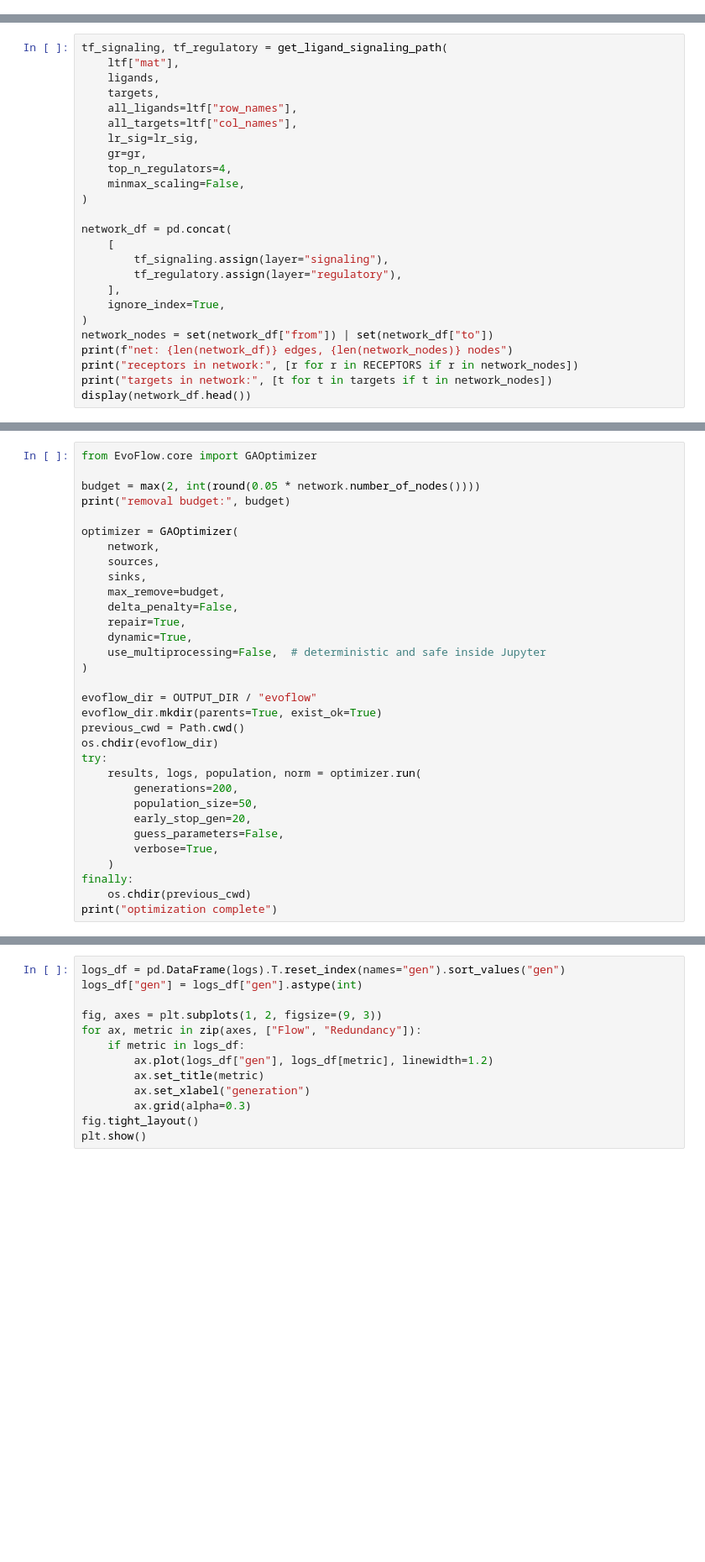
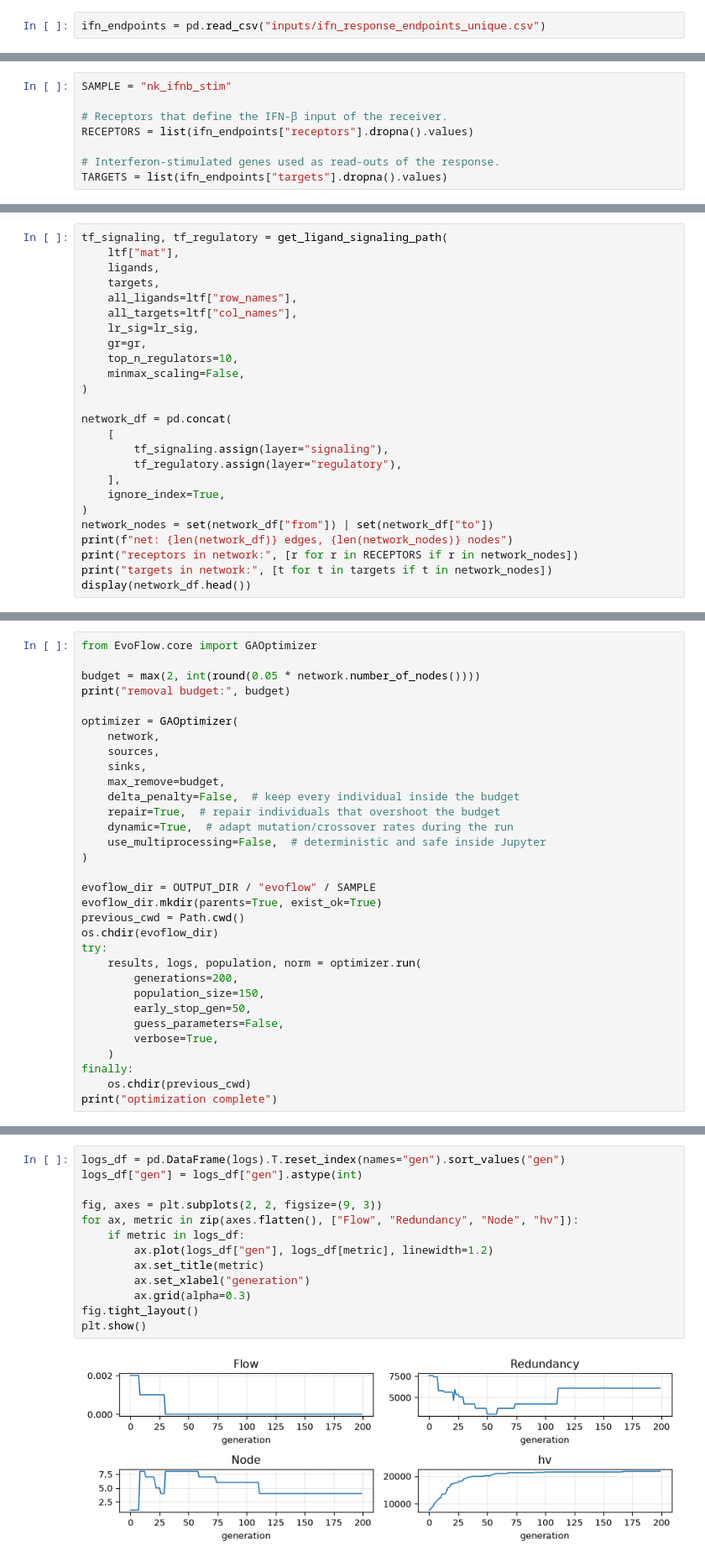
Before and after one commit to VergaJU/EvoFlow, a Jupyter notebook: docs/vignettes/use_case.ipynb, the cells around one changed output, grey strips where cells are left out. Shown at 84% size. Drawn from its saved outputs; the diff is of its cells as text; blank space fills up the shorter version.

```diff
--- a/docs/vignettes/use_case.ipynb
+++ b/docs/vignettes/use_case.ipynb
@@ -161,0 +241,2 @@ inputs.groupby("role")["gene"].apply(list)
+# %%
+ifn_endpoints = pd.read_csv("inputs/ifn_response_endpoints_unique.csv")
@@ -162 +248,9 @@ inputs.groupby("role")["gene"].apply(list)
+# %%
+SAMPLE = "nk_ifnb_stim"
+
+# Receptors that define the IFN-β input of the receiver.
+RECEPTORS = list(ifn_endpoints["receptors"].dropna().values)
+
+# Interferon-stimulated genes used as read-outs of the response.
+TARGETS = list(ifn_endpoints["targets"].dropna().values)
 # %% [markdown]
@@ -234,7 +336,7 @@ tf_signaling, tf_regulatory = get_ligand_signaling_path(
     all_targets=ltf["col_names"],
     lr_sig=lr_sig,
     gr=gr,
-    top_n_regulators=4,
+    top_n_regulators=10,
     minmax_scaling=False,
 )
 
@@ -436,21 +548,21 @@ optimizer = GAOptimizer(
     sources,
     sinks,
     max_remove=budget,
-    delta_penalty=False,
-    repair=True,
-    dynamic=True,
+    delta_penalty=False,  # keep every individual inside the budget
+    repair=True,  # repair individuals that overshoot the budget
+    dynamic=True,  # adapt mutation/crossover rates during the run
     use_multiprocessing=False,  # deterministic and safe inside Jupyter
 )
 
-evoflow_dir = OUTPUT_DIR / "evoflow"
+evoflow_dir = OUTPUT_DIR / "evoflow" / SAMPLE
 evoflow_dir.mkdir(parents=True, exist_ok=True)
 previous_cwd = Path.cwd()
 os.chdir(evoflow_dir)
 try:
     results, logs, population, norm = optimizer.run(
         generations=200,
-        population_size=50,
-        early_stop_gen=20,
+        population_size=150,
+        early_stop_gen=50,
         guess_parameters=False,
         verbose=True,
     )
@@ -485,16 +625,18 @@ display(summary)
 # %%
 logs_df = pd.DataFrame(logs).T.reset_index(names="gen").sort_values("gen")
 logs_df["gen"] = logs_df["gen"].astype(int)
 
-fig, axes = plt.subplots(1, 2, figsize=(9, 3))
-for ax, metric in zip(axes, ["Flow", "Redundancy"]):
+fig, axes = plt.subplots(2, 2, figsize=(9, 3))
+for ax, metric in zip(axes.flatten(), ["Flow", "Redundancy", "Node", "hv"]):
     if metric in logs_df:
         ax.plot(logs_df["gen"], logs_df[metric], linewidth=1.2)
         ax.set_title(metric)
         ax.set_xlabel("generation")
         ax.grid(alpha=0.3)
 fig.tight_layout()
 plt.show()
+# %% [output]
+[figure, added]
 # %%
 from EvoFlow.visualization import plot_graph
 
```
Also changed, not shown: parts of 69 cells of this notebook, 13 other files.
